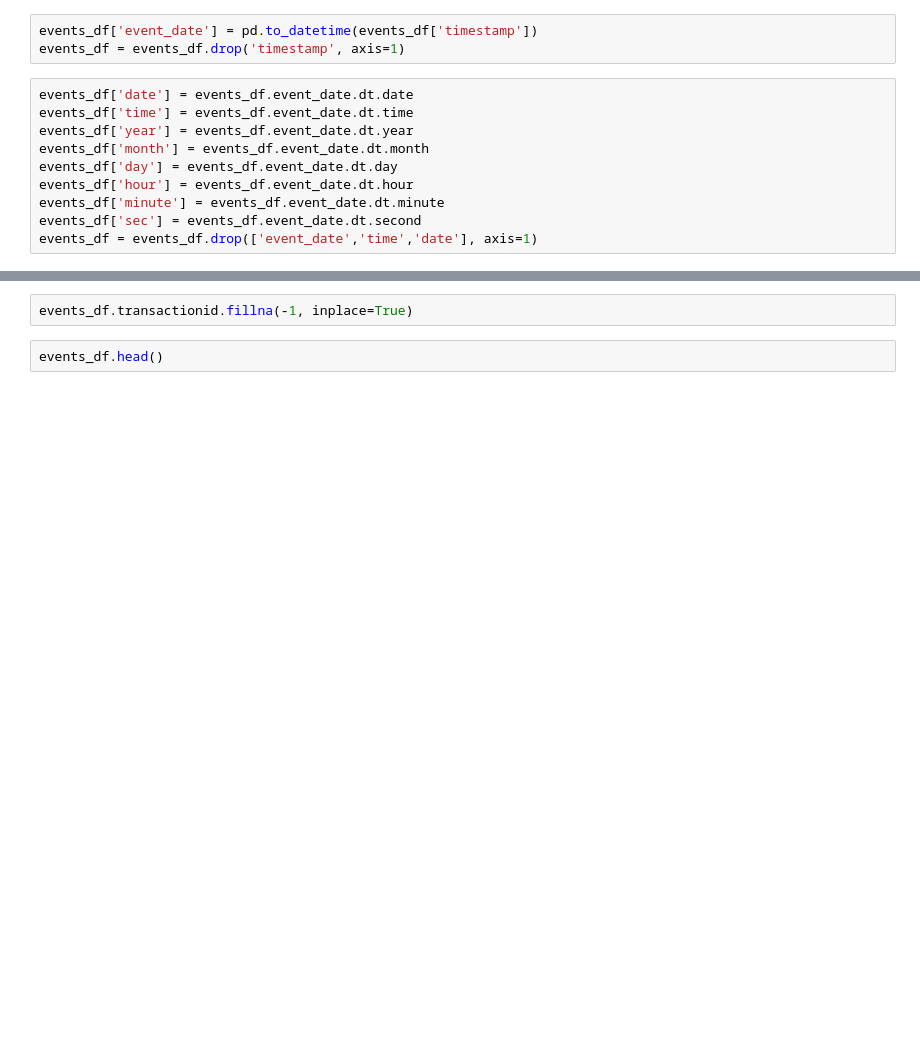
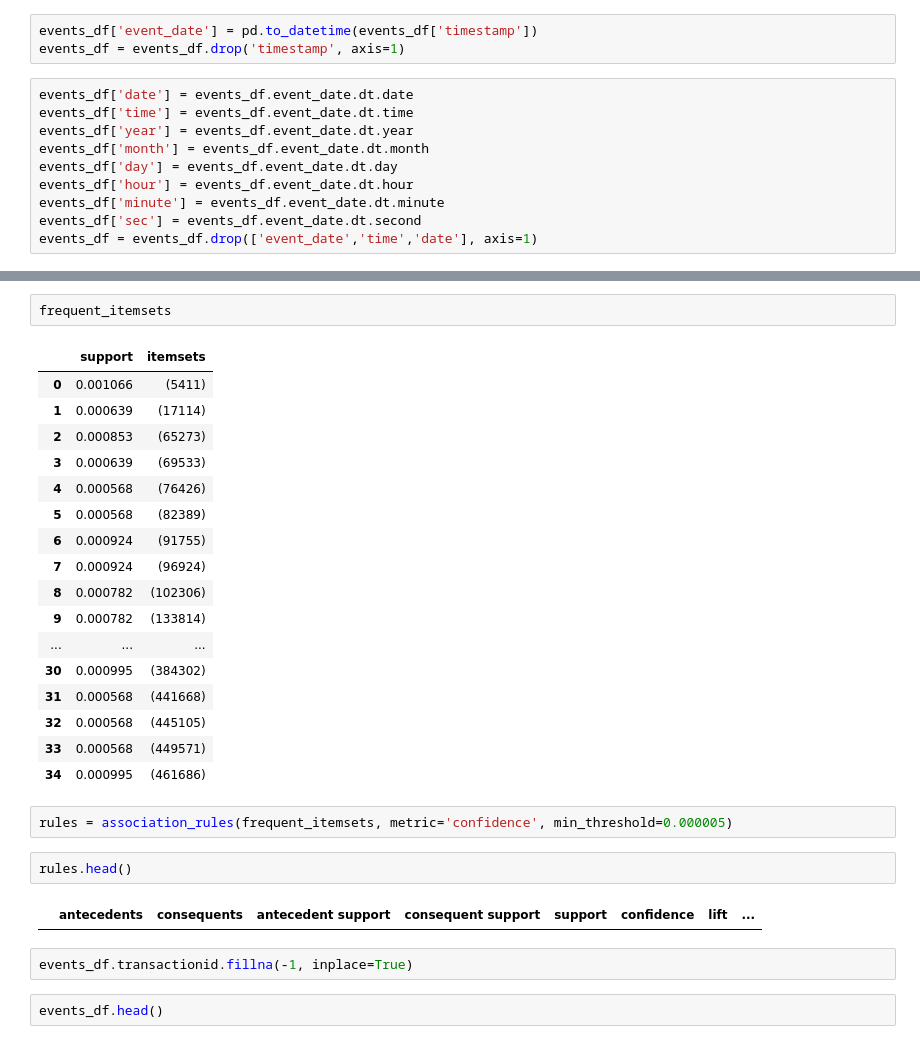
Before and after one commit to SergKornev/SBRS, a Jupyter notebook: preprocessing.ipynb, the cells around one changed output, grey strips where cells are left out. Drawn from its saved outputs; the diff is of its cells as text; blank space fills up the shorter version.

```diff
--- a/preprocessing.ipynb
+++ b/preprocessing.ipynb
@@ -61,3 +150,29 @@ list_df
+# %%
+frequent_itemsets
+# %% [output]
+|  | support | itemsets |
+| 0 | 0.001066 | (5411) |
+| 1 | 0.000639 | (17114) |
+| 2 | 0.000853 | (65273) |
+| 3 | 0.000639 | (69533) |
+| 4 | 0.000568 | (76426) |
+| 5 | 0.000568 | (82389) |
+| 6 | 0.000924 | (91755) |
+| 7 | 0.000924 | (96924) |
+| 8 | 0.000782 | (102306) |
+| 9 | 0.000782 | (133814) |
+| ... | ... | ... |
+| 30 | 0.000995 | (384302) |
+| 31 | 0.000568 | (441668) |
+| 32 | 0.000568 | (445105) |
+| 33 | 0.000568 | (449571) |
+| 34 | 0.000995 | (461686) |
+# %%
+rules = association_rules(frequent_itemsets, metric='confidence', min_threshold=0.000005)
+# %%
+rules.head()
+# %% [output]
+|  | antecedents | consequents | antecedent support | consequent support | support | confidence | lift | ... |
 # %%
 events_df.transactionid.fillna(-1, inplace=True)
 # %%
```
Also changed, not shown: parts of 10 cells of this notebook, 2 other files.
